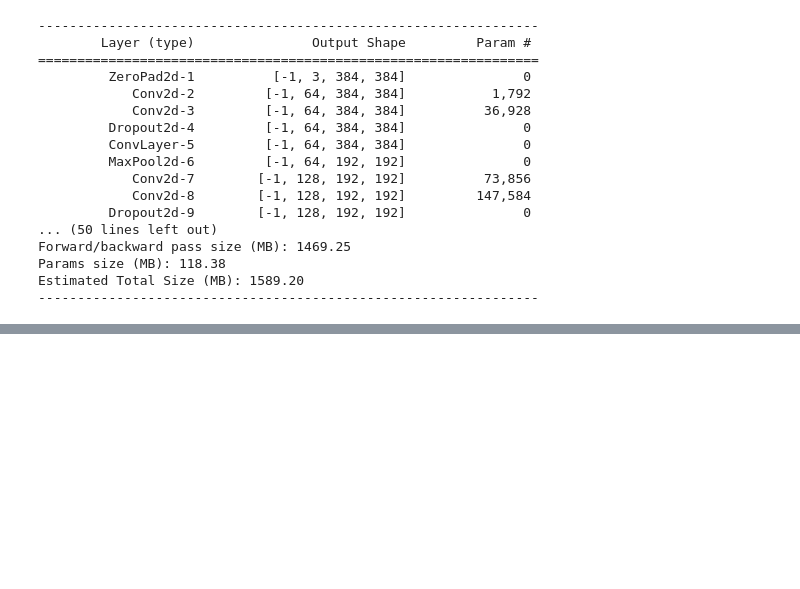
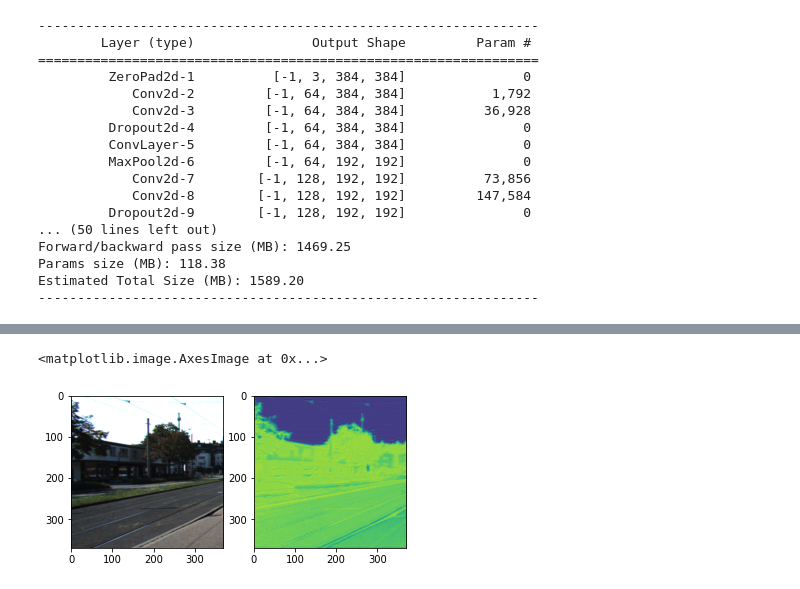
Before and after one commit to manosh7n/deep_vision_and_graphics, a Jupyter notebook: homework02/homework-part1-segmentation.ipynb, the cells around one changed output, grey strips where cells are left out. Cells and saved outputs as stored; diff of their text form; code cells hidden in the pictures; blank space fills up the shorter version.

```diff
--- a/homework02/homework-part1-segmentation.ipynb
+++ b/homework02/homework-part1-segmentation.ipynb
@@ -272,6 +223,7 @@ class UNet(nn.Module):
     def forward(self, input):
 
         input = self.pad(input)
+
         x_1 = self.conv1(input)
 
         x_2 = self.down1(x_1)
@@ -299,7 +251,7 @@ class UNet(nn.Module):
 
     def center_crop(self, source_tensor, target_tensor):
         (_, _, h, w) = target_tensor.shape
-        crop = transforms.CenterCrop((h, w))(source_tensor)
+        crop = T.CenterCrop((h, w))(source_tensor)
         crop_concat = torch.cat([crop, target_tensor], dim=1)
 
         return crop_concat
@@ -353,33 +373,20 @@ train_loader = torch.utils.data.DataLoader(train_dataset, shuffle=False, batch_s
 test_loader = torch.utils.data.DataLoader(test_dataset, shuffle=False, batch_size=BATCH_SIZE,
                                           num_workers=12)
 # %%
-# torch.cuda.empty_cache()
+torch.cuda.empty_cache()
+
 model = UNet().to(device)
 
+optimizer = torch.optim.Adam(model.parameters(), lr=0.001)
 for epoch in tqdm(range(EPOCHS), desc='EPOCH'):
 
+    print('TRAIN')
     model.train()
-    loss_train = []
-    iou_train = []
+    model = train_model(model, train_loader, optimizer)
 
-    for batch in train_loader:
-        x_batch, y_batch = batch['image'].to(device), batch['mask'].to(device)
-        y_batch = F.pad(y_batch, (7, 7, 7, 7))
-        output = model(x_batch)
+    print('VALID')
+    model.eval()
+    eval_model(model, test_loader)
 
-        loss = criterion(output, y_batch)
-
-        optimizer.zero_grad()
-        optimizer.step()
-
-        loss_train.append(loss.item())
-        iou_train.append(calc_iou(output.cpu().detach().numpy(), y_batch.cpu().detach().numpy()))
-
-    model.eval()
-    loss_test, iou_test = eval_model(model, test_loader, criterion)
-
-    print(f'EPOCH {epoch + 1} / {EPOCHS}\n'
-          f'Train loss: {np.mean(loss_train):.3f}  iou: {np.mean(iou_train):.3f}'
-          f'Test loss: {torch.mean(loss_test):.3f}  iou: {torch.mean(iou_test):.3f}'
-         )
+    print('-' * 100)
 # %% [output]
@@ -386,0 +410,13 @@ KeyboardInterrupt:
+# %%
+image = train_dataset[0]['image'].to(device)
+
+pred_mask = model(image[None, :, :, :])
+pred_mask = T.CenterCrop(image.shape[1:])(pred_mask)
+# %%
+plt.subplot(1, 2, 1)
+plt.imshow(image.cpu().permute(1, 2, 0))
+plt.subplot(1, 2, 2)
+plt.imshow(pred_mask.squeeze(0).permute(1, 2, 0).cpu().detach().numpy())
+# %% [output]
+<matplotlib.image.AxesImage at 0x...>
+[figure, added]
```
Also changed, not shown: parts of 12 cells of this notebook.
